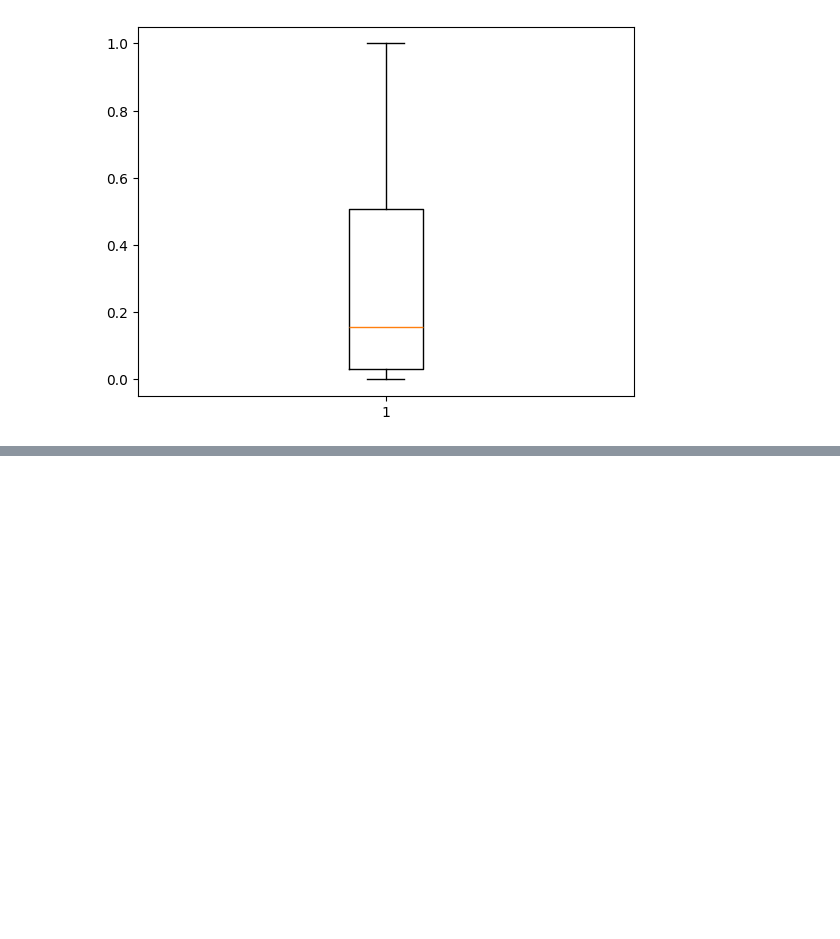
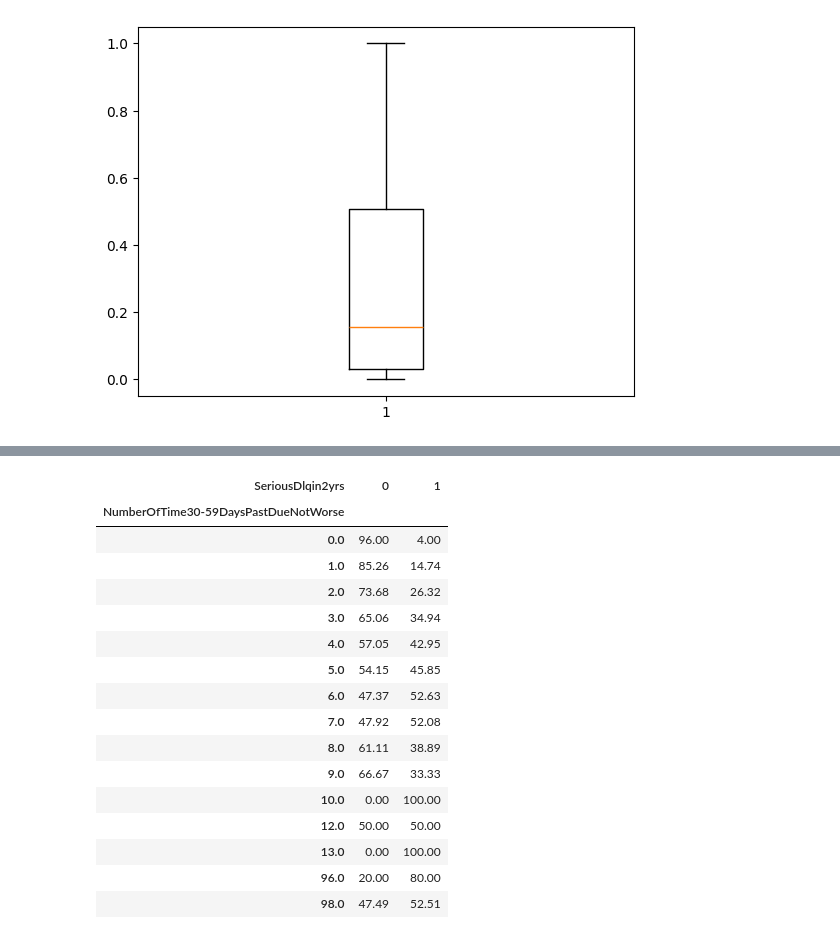
Before and after one commit to vidhata0428/Machine_Learning_01, a Jupyter notebook: ML_01.ipynb, the cells around one changed output, grey strips where cells are left out. Saved outputs shown, nothing was run; the diff lists cells and outputs as text; code cells hidden in the pictures; blank space fills up the shorter version.

```diff
--- a/ML_01.ipynb
+++ b/ML_01.ipynb
@@ -305,0 +350,21 @@ plt.boxplot(df["util_new"])
+# %%
+cross_tab_30dpd_target_perc=cross_tab_30dpd.apply(lambda x:x/x.sum(),axis=1)
+round(cross_tab_30dpd_target_perc*100,2)
+# %% [output]
+| SeriousDlqin2yrs | 0 | 1 |
+| NumberOfTime30-59DaysPastDueNotWorse |  |  |
+| 0.0 | 96.00 | 4.00 |
+| 1.0 | 85.26 | 14.74 |
+| 2.0 | 73.68 | 26.32 |
+| 3.0 | 65.06 | 34.94 |
+| 4.0 | 57.05 | 42.95 |
+| 5.0 | 54.15 | 45.85 |
+| 6.0 | 47.37 | 52.63 |
+| 7.0 | 47.92 | 52.08 |
+| 8.0 | 61.11 | 38.89 |
+| 9.0 | 66.67 | 33.33 |
+| 10.0 | 0.00 | 100.00 |
+| 12.0 | 50.00 | 50.00 |
+| 13.0 | 0.00 | 100.00 |
+| 96.0 | 20.00 | 80.00 |
+| 98.0 | 47.49 | 52.51 |
```
Also changed, not shown: parts of 8 cells of this notebook.
